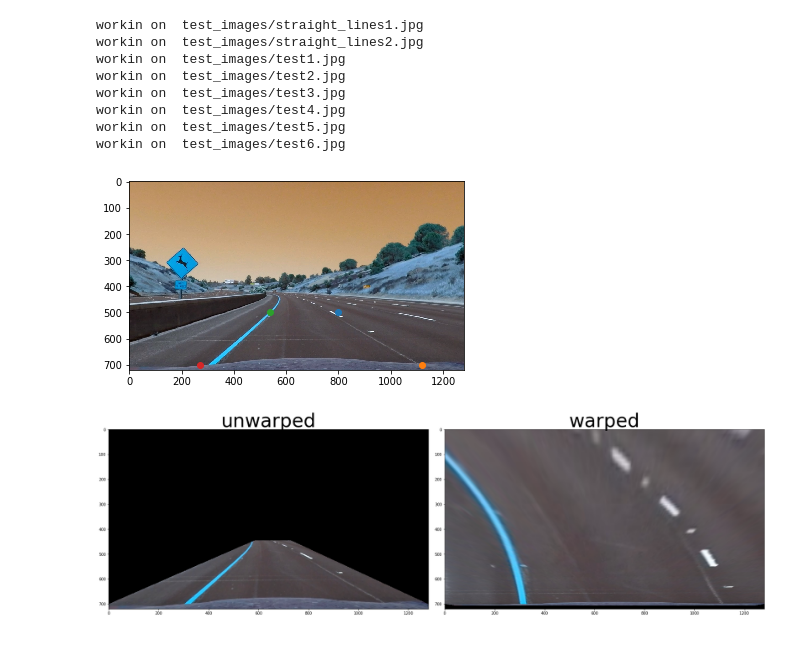
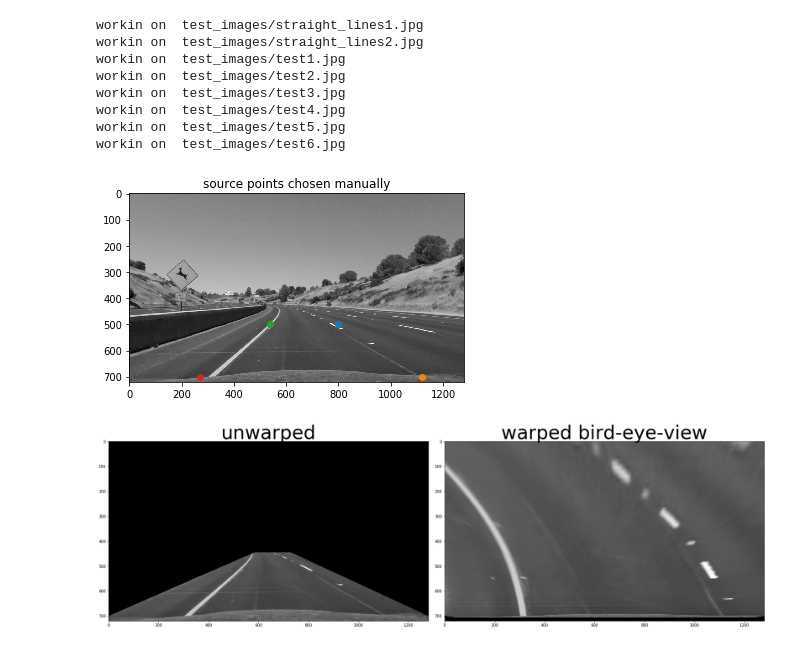
Before and after one commit to solix/CarND-Advanced-Lane-Lines, a Jupyter notebook: P4-sjahanshahi.ipynb, the cells around one changed output. Cells and saved outputs as stored; diff of their text form; code cells hidden in the pictures.

```diff
--- a/P4-sjahanshahi.ipynb
+++ b/P4-sjahanshahi.ipynb
@@ -92,8 +92,9 @@ mtx and dist are dumped into pickle file as ./camera_cal/calib_dist_mtx.p
 # %%
 #helper function to undistort and transofrm
 def plot_points(img):
-
-    plt.imshow(img)
+    img = cv2.cvtColor(img, cv2.COLOR_BGR2GRAY)
+    plt.imshow(img,cmap='gray')
+    plt.title('source points chosen manually')
     plt.plot(800,500,'o') #topright
     plt.plot(1120,700,'o') #bottomright
     plt.plot(540,500,'o') #topleft
@@ -101,6 +102,9 @@ def plot_points(img):
 
 
 def subplot_images(img1,img2,title1,title2):
+    img1 = cv2.cvtColor(img1, cv2.COLOR_BGR2GRAY)
+    img2 = cv2.cvtColor(img2, cv2.COLOR_BGR2GRAY)
+
     f, (ax1, ax2) = plt.subplots(1, 2, figsize=(24, 9))
     f.tight_layout()
     ax1.imshow(img1,cmap='gray')
@@ -163,26 +167,26 @@ workin on  test_images/test6.jpg
 # %%
 #test undist and warp before feeding all images
 tst_img = cv2.imread('./test_images/test2.jpg')
 
 #undistort
-undist = cal_undistort(tst_img,mtx,dist)
+w = cal_undistort(tst_img,mtx,dist)
 
 #manually calculated points for source and warped destination image
 
 src = np.float32([[270,700],[540,500],[1120,700],[800,500]])
 dst = np.float32([[270,700],[270,500],[1120,700],[1120,500]])
 
 #draw manually calculated points on image
 plot_points(undist)
 
 #warp image bird-eye-view/top down
 warp_img ,M , minV = warp(undist ,src,dst)
 
 unwarp_img = unwarp(warp_img,minV)
 
-subplot_images(unwarp_img,warp_img,"unwarped","warped")
+subplot_images(unwarp_img,warp_img,"unwarped","warped bird-eye-view")
 
 #
 # %% [output]
-[figure, old version]
+[figure, new version]
-[figure, old version]
+[figure, new version]
```
Also changed, not shown: parts of 1 cell of this notebook.
